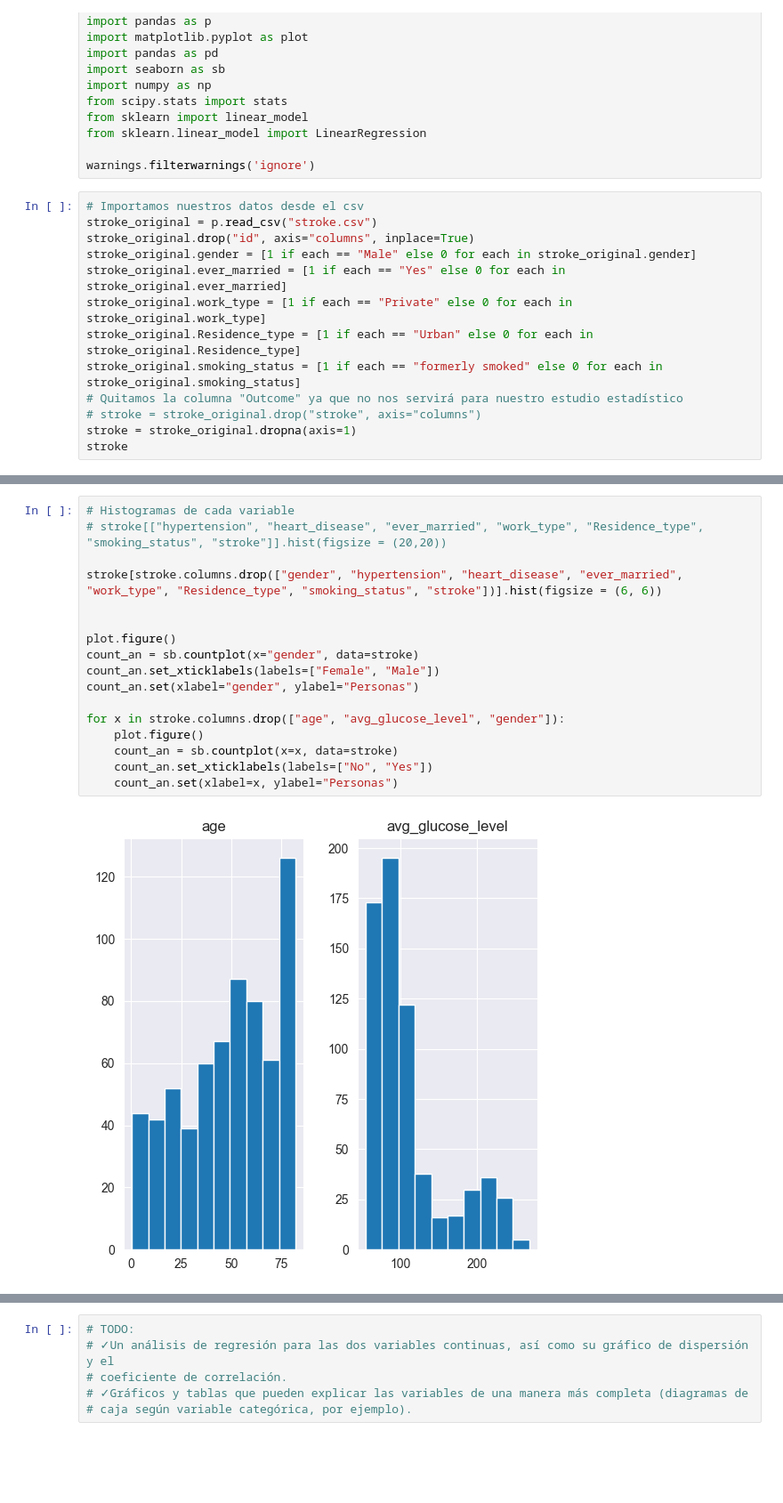
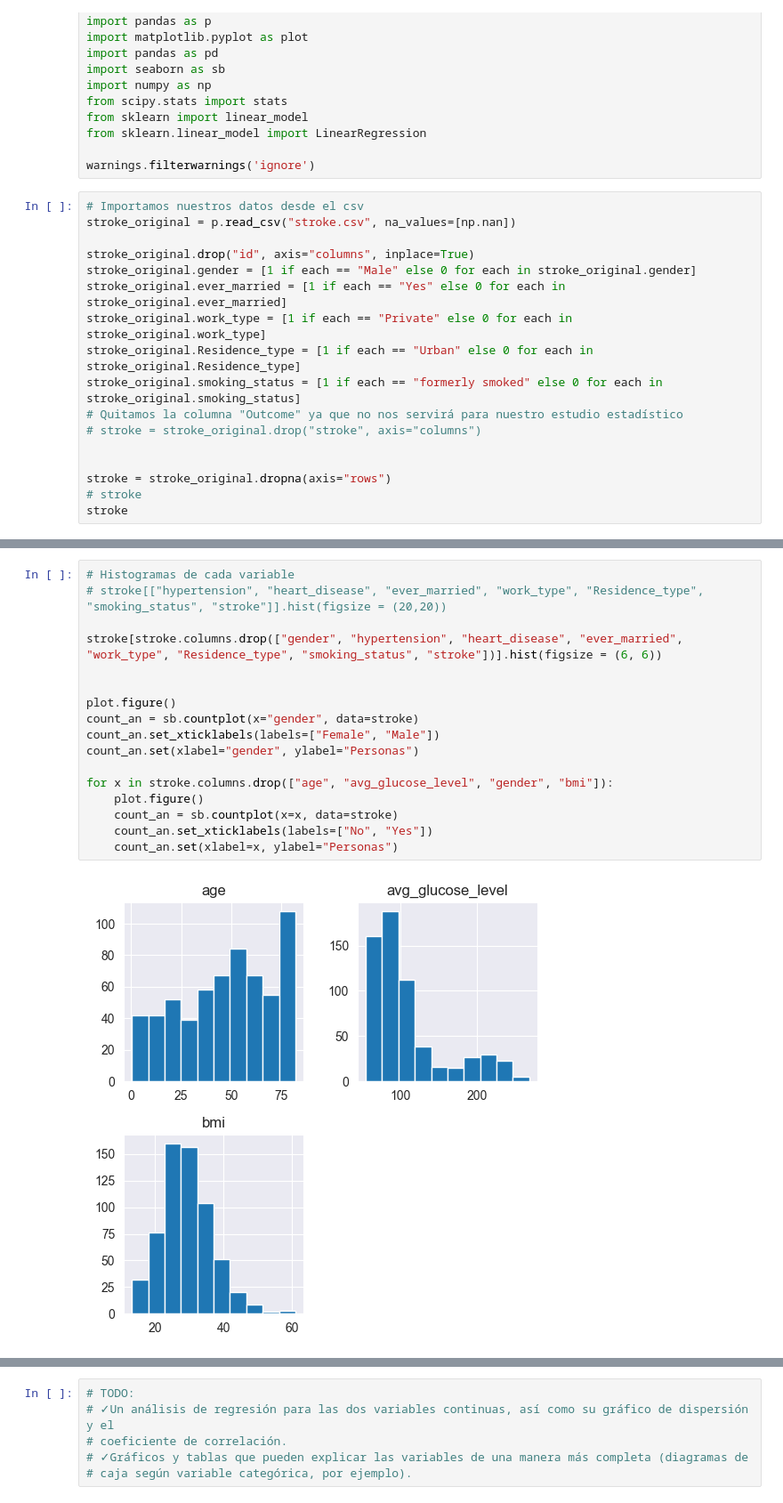
Before and after one commit to alxgarci/estadistica_diabetes, a Jupyter notebook: CODIGO/analisis_strokes.ipynb, the cells around one changed output, grey strips where cells are left out. Shown at 89% size. Cells and saved outputs as stored; diff of their text form; blank space fills up the shorter version.

```diff
--- a/CODIGO/analisis_strokes.ipynb
+++ b/CODIGO/analisis_strokes.ipynb
@@ -14,7 +14,8 @@ from sklearn.linear_model import LinearRegression
 warnings.filterwarnings('ignore')
 # %%
 # Importamos nuestros datos desde el csv
-stroke_original = p.read_csv("stroke.csv")
+stroke_original = p.read_csv("stroke.csv", na_values=[np.nan])
+
 stroke_original.drop("id", axis="columns", inplace=True)
 stroke_original.gender = [1 if each == "Male" else 0 for each in stroke_original.gender]
 stroke_original.ever_married = [1 if each == "Yes" else 0 for each in stroke_original.ever_married]
@@ -23,7 +24,10 @@ stroke_original.Residence_type = [1 if each == "Urban" else 0 for each in stroke
 stroke_original.smoking_status = [1 if each == "formerly smoked" else 0 for each in stroke_original.smoking_status]
 # Quitamos la columna "Outcome" ya que no nos servirá para nuestro estudio estadístico
 # stroke = stroke_original.drop("stroke", axis="columns")
-stroke = stroke_original.dropna(axis=1)
+
+
+stroke = stroke_original.dropna(axis="rows")
+# stroke
 stroke
 # %% [output]
 |  | gender | age | hypertension | heart_disease | ever_married | work_type | Residence_type | ... |
@@ -116,19 +123,19 @@ plot.xticks(rotation=45)
 # %%
 # Histogramas de cada variable
 # stroke[["hypertension", "heart_disease", "ever_married", "work_type", "Residence_type", "smoking_status", "stroke"]].hist(figsize = (20,20))
 
 stroke[stroke.columns.drop(["gender", "hypertension", "heart_disease", "ever_married", "work_type", "Residence_type", "smoking_status", "stroke"])].hist(figsize = (6, 6))
 
 
 plot.figure()
 count_an = sb.countplot(x="gender", data=stroke)
 count_an.set_xticklabels(labels=["Female", "Male"])
 count_an.set(xlabel="gender", ylabel="Personas")
 
-for x in stroke.columns.drop(["age", "avg_glucose_level", "gender"]):
+for x in stroke.columns.drop(["age", "avg_glucose_level", "gender", "bmi"]):
     plot.figure()
     count_an = sb.countplot(x=x, data=stroke)
     count_an.set_xticklabels(labels=["No", "Yes"])
     count_an.set(xlabel=x, ylabel="Personas")
 # %% [output]
-[figure, old version]
+[figure, new version]
```
Also changed, not shown: parts of 9 cells of this notebook, 1 other file.
